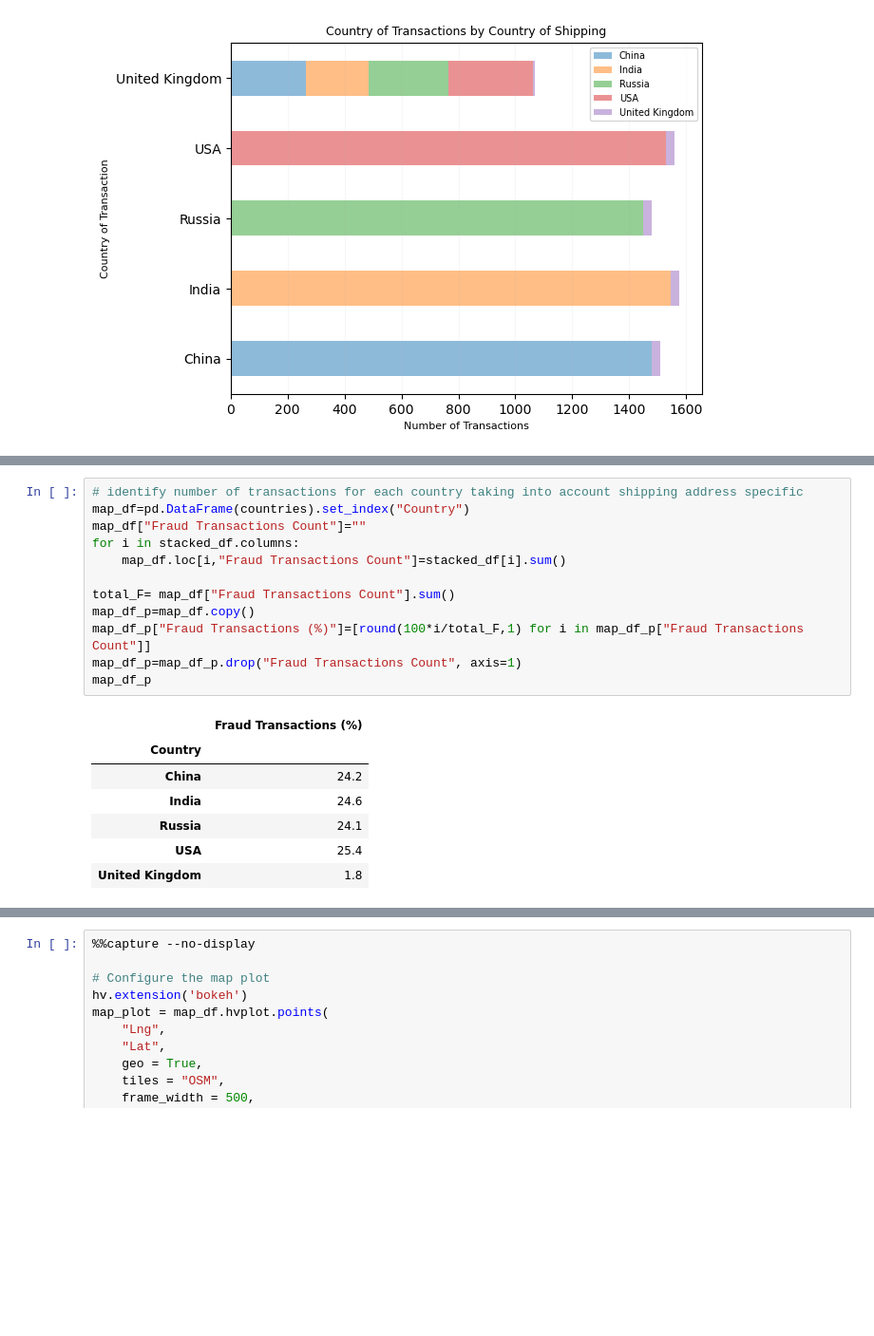
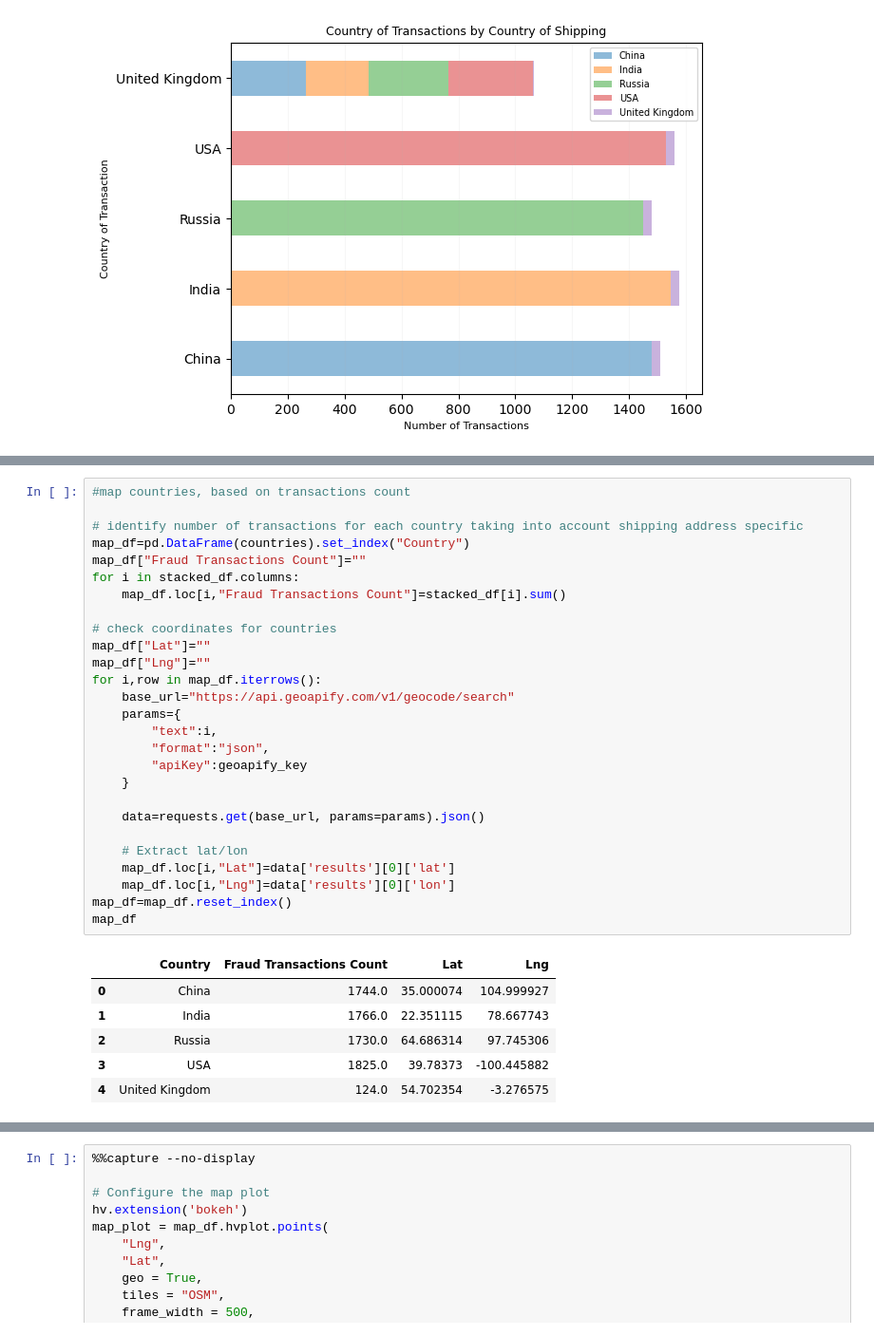
Before and after one commit to ZinDaria/Project_1-Team7, a Jupyter notebook: Project 1 - Credit Card Fraud.ipynb, the cells around one changed output, grey strips where cells are left out. Shown at 95% size. Drawn from its saved outputs; the diff is of its cells as text; blank space fills up the shorter version.

```diff
--- a/Project 1 - Credit Card Fraud.ipynb
+++ b/Project 1 - Credit Card Fraud.ipynb
@@ -632,20 +921,34 @@ Index(['China', 'India', 'Russia', 'USA', 'United Kingdom'], dtype='object', nam
 # %%
+#map countries, based on transactions count
+
 # identify number of transactions for each country taking into account shipping address specific
 map_df=pd.DataFrame(countries).set_index("Country")
 map_df["Fraud Transactions Count"]=""
 for i in stacked_df.columns:
     map_df.loc[i,"Fraud Transactions Count"]=stacked_df[i].sum()
 
-total_F= map_df["Fraud Transactions Count"].sum()
-map_df_p=map_df.copy()
-map_df_p["Fraud Transactions (%)"]=[round(100*i/total_F,1) for i in map_df_p["Fraud Transactions Count"]]
-map_df_p=map_df_p.drop("Fraud Transactions Count", axis=1)
-map_df_p
+# check coordinates for countries
+map_df["Lat"]=""
+map_df["Lng"]=""
+for i,row in map_df.iterrows():
+    base_url="https://api.geoapify.com/v1/geocode/search"
+    params={
+        "text":i,
+        "format":"json",
+        "apiKey":geoapify_key
+    }
+
+    data=requests.get(base_url, params=params).json()
+
+    # Extract lat/lon
+    map_df.loc[i,"Lat"]=data['results'][0]['lat']
+    map_df.loc[i,"Lng"]=data['results'][0]['lon']
+map_df=map_df.reset_index()
+map_df
 # %% [output]
-|  | Fraud Transactions (%) |
-| Country |  |
-| China | 24.2 |
-| India | 24.6 |
-| Russia | 24.1 |
-| USA | 25.4 |
-| United Kingdom | 1.8 |
+|  | Country | Fraud Transactions Count | Lat | Lng |
+| 0 | China | 1744.0 | 35.000074 | 104.999927 |
+| 1 | India | 1766.0 | 22.351115 | 78.667743 |
+| 2 | Russia | 1730.0 | 64.686314 | 97.745306 |
+| 3 | USA | 1825.0 | 39.78373 | -100.445882 |
+| 4 | United Kingdom | 124.0 | 54.702354 | -3.276575 |
```
Also changed, not shown: parts of 44 cells of this notebook, 4 other files.
